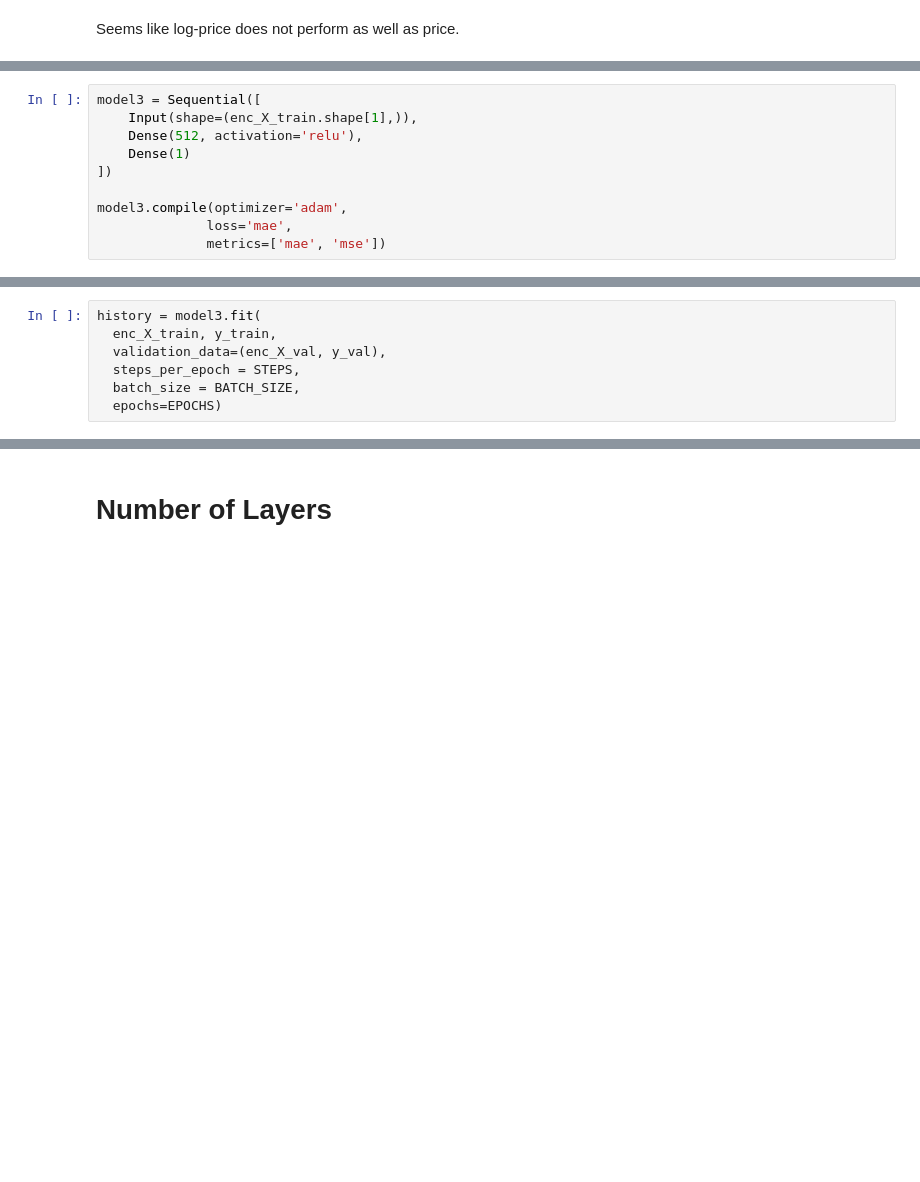
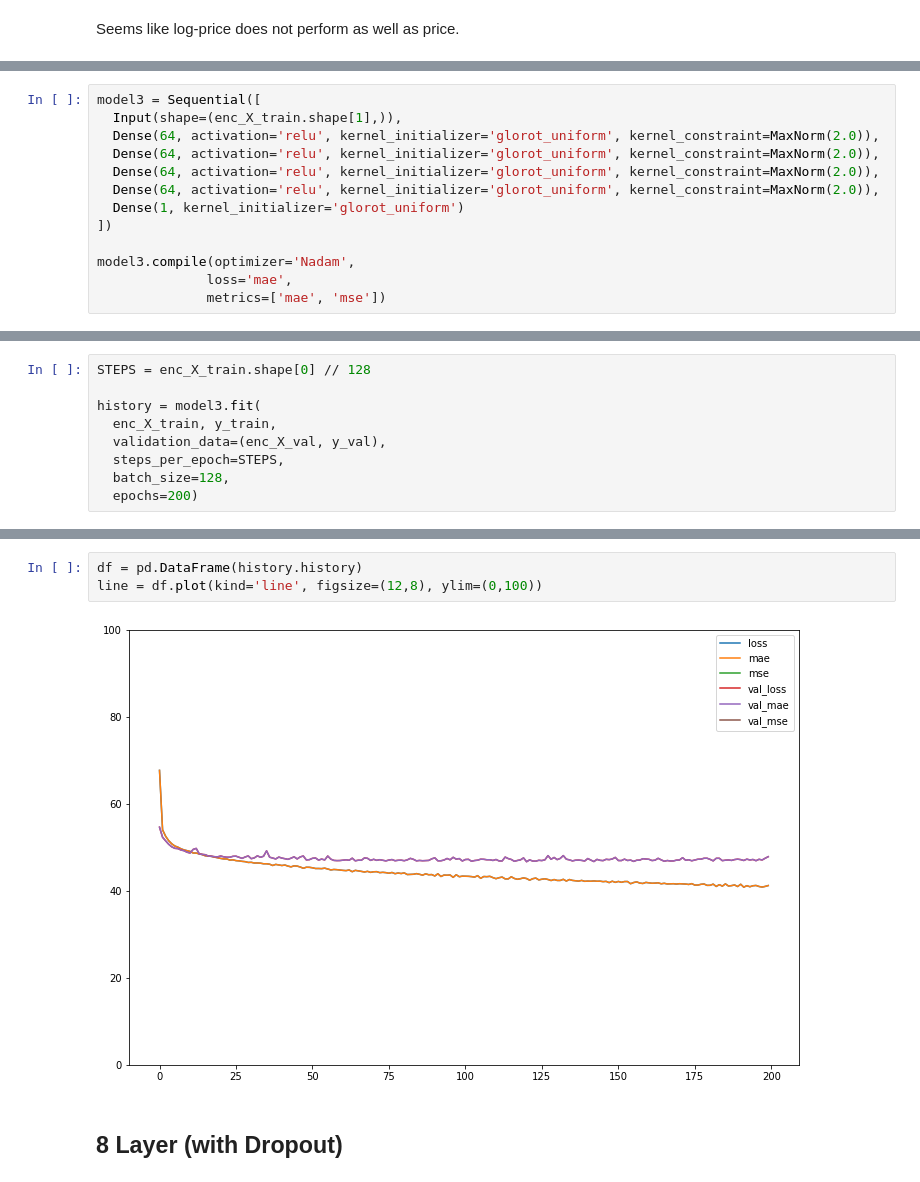
Before and after one commit to abhishekjainz/airbnb-price-prediction, a Jupyter notebook: models/Neural_Network.ipynb, the cells around one changed output, grey strips where cells are left out. Saved outputs shown, nothing was run; the diff lists cells and outputs as text; blank space fills up the shorter version.

```diff
--- a/models/Neural_Network.ipynb
+++ b/models/Neural_Network.ipynb
@@ -365,11 +580,14 @@ R2 Square 0.18037412754517101
 # %%
 model3 = Sequential([
-    Input(shape=(enc_X_train.shape[1],)),
-    Dense(512, activation='relu'),
-    Dense(1)
+  Input(shape=(enc_X_train.shape[1],)),
+  Dense(64, activation='relu', kernel_initializer='glorot_uniform', kernel_constraint=MaxNorm(2.0)),
+  Dense(64, activation='relu', kernel_initializer='glorot_uniform', kernel_constraint=MaxNorm(2.0)),
+  Dense(64, activation='relu', kernel_initializer='glorot_uniform', kernel_constraint=MaxNorm(2.0)),
+  Dense(64, activation='relu', kernel_initializer='glorot_uniform', kernel_constraint=MaxNorm(2.0)),
+  Dense(1, kernel_initializer='glorot_uniform')
 ])
 
-model3.compile(optimizer='adam',
+model3.compile(optimizer='Nadam',
               loss='mae',
               metrics=['mae', 'mse'])
 # %%
@@ -389,10 +613,12 @@ Trainable params: 27,649
 Non-trainable params: 0
 _________________________________________________________________
 # %%
+STEPS = enc_X_train.shape[0] // 128
+
 history = model3.fit(
   enc_X_train, y_train,
   validation_data=(enc_X_val, y_val),
-  steps_per_epoch = STEPS,
-  batch_size = BATCH_SIZE,
-  epochs=EPOCHS)
+  steps_per_epoch=STEPS,
+  batch_size=128,
+  epochs=200)
 # %% [output]
@@ -436,4 +662,9 @@ R2 Square 0.21024304449248
-# %% [markdown]
-# Number of Layers
+# %%
+df = pd.DataFrame(history.history)
+line = df.plot(kind='line', figsize=(12,8), ylim=(0,100))
+# %% [output]
+[figure, added]
+# %% [markdown]
+## 8 Layer (with Dropout)
 # %%
 model4 = Sequential([
```
Also changed, not shown: parts of 103 cells of this notebook, 1 other file.
